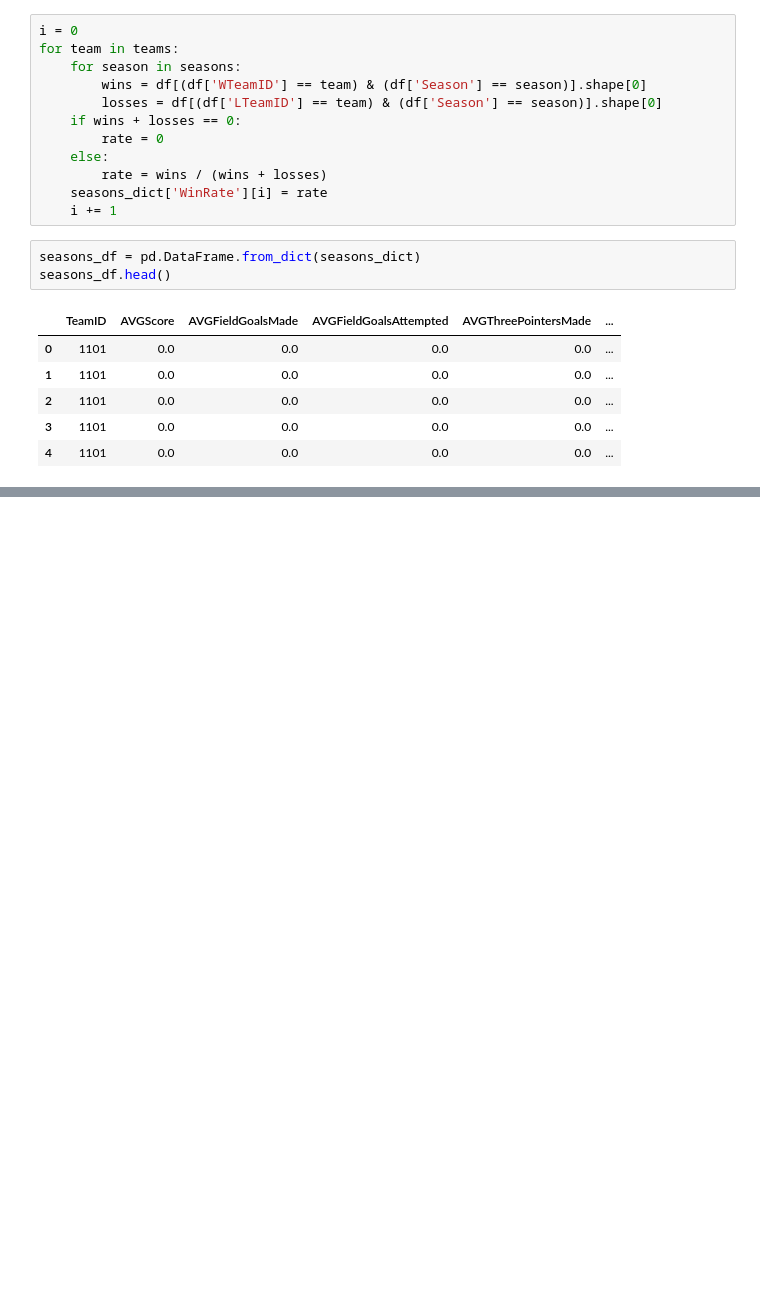
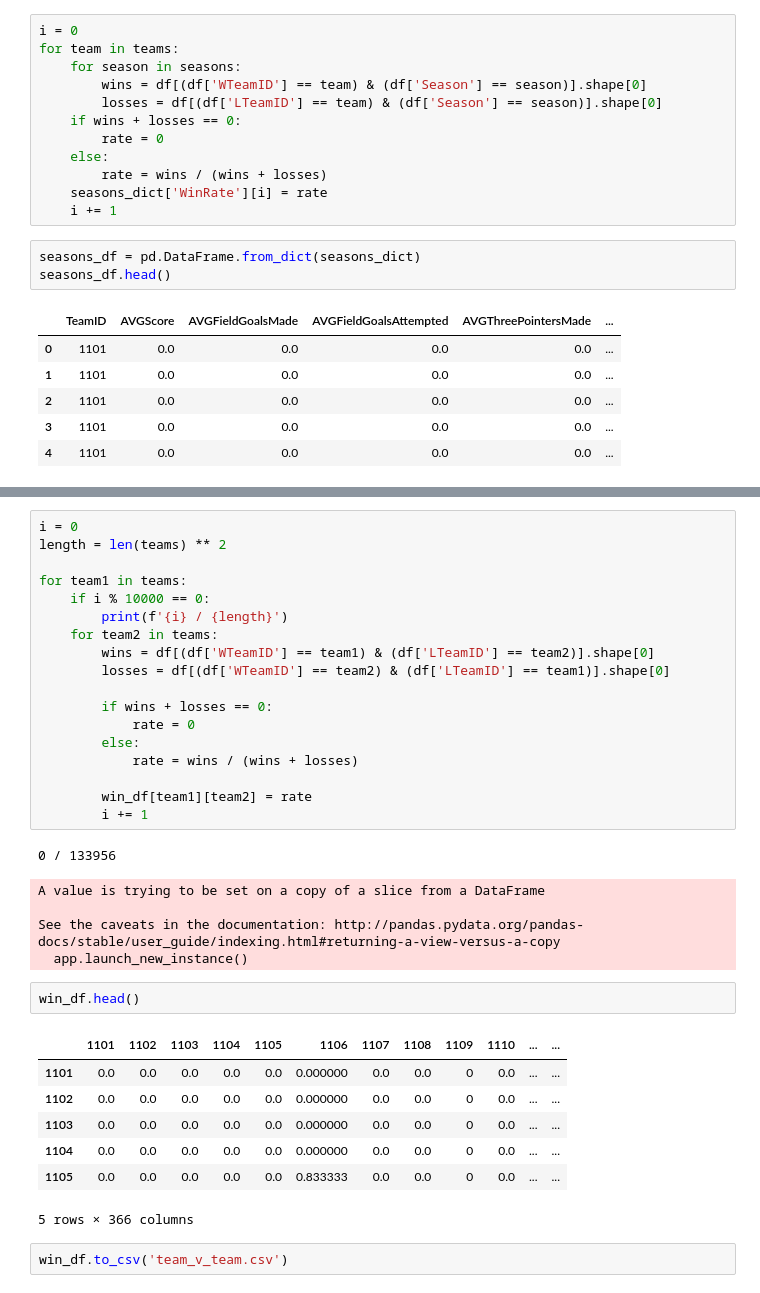
Before and after one commit to wamaithagitaka/CMPT491Group5, a Jupyter notebook: Team Summary.ipynb, the cells around one changed output, grey strips where cells are left out. Drawn from its saved outputs; the diff is of its cells as text; blank space fills up the shorter version.

```diff
--- a/Team Summary.ipynb
+++ b/Team Summary.ipynb
@@ -295,0 +311,36 @@ for column in columns[1:-1]:
+# %%
+i = 0
+length = len(teams) ** 2
+
+for team1 in teams:
+    if i % 10000 == 0:
+        print(f'{i} / {length}')
+    for team2 in teams:
+        wins = df[(df['WTeamID'] == team1) & (df['LTeamID'] == team2)].shape[0]
+        losses = df[(df['WTeamID'] == team2) & (df['LTeamID'] == team1)].shape[0]
+
+        if wins + losses == 0:
+            rate = 0
+        else:
+            rate = wins / (wins + losses)
+
+        win_df[team1][team2] = rate
+        i += 1
+# %% [output]
+0 / 133956
+A value is trying to be set on a copy of a slice from a DataFrame
+
+See the caveats in the documentation: http://pandas.pydata.org/pandas-docs/stable/user_guide/indexing.html#returning-a-view-versus-a-copy
+  app.launch_new_instance()
+# %%
+win_df.head()
+# %% [output]
+|  | 1101 | 1102 | 1103 | 1104 | 1105 | 1106 | 1107 | 1108 | 1109 | 1110 | ... | ... |
+| 1101 | 0.0 | 0.0 | 0.0 | 0.0 | 0.0 | 0.000000 | 0.0 | 0.0 | 0 | 0.0 | ... | ... |
+| 1102 | 0.0 | 0.0 | 0.0 | 0.0 | 0.0 | 0.000000 | 0.0 | 0.0 | 0 | 0.0 | ... | ... |
+| 1103 | 0.0 | 0.0 | 0.0 | 0.0 | 0.0 | 0.000000 | 0.0 | 0.0 | 0 | 0.0 | ... | ... |
+| 1104 | 0.0 | 0.0 | 0.0 | 0.0 | 0.0 | 0.000000 | 0.0 | 0.0 | 0 | 0.0 | ... | ... |
+| 1105 | 0.0 | 0.0 | 0.0 | 0.0 | 0.0 | 0.833333 | 0.0 | 0.0 | 0 | 0.0 | ... | ... |
+5 rows × 366 columns
+# %%
+win_df.to_csv('team_v_team.csv')
```
Also changed, not shown: parts of 8 cells of this notebook, 1 other file.
